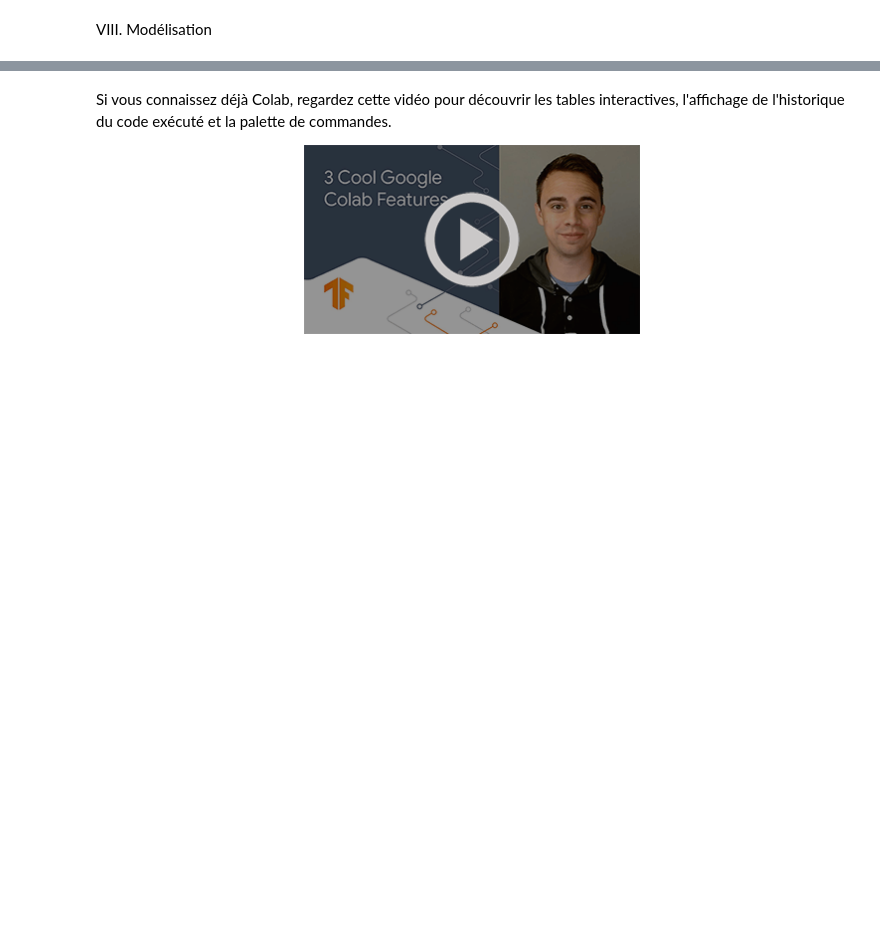
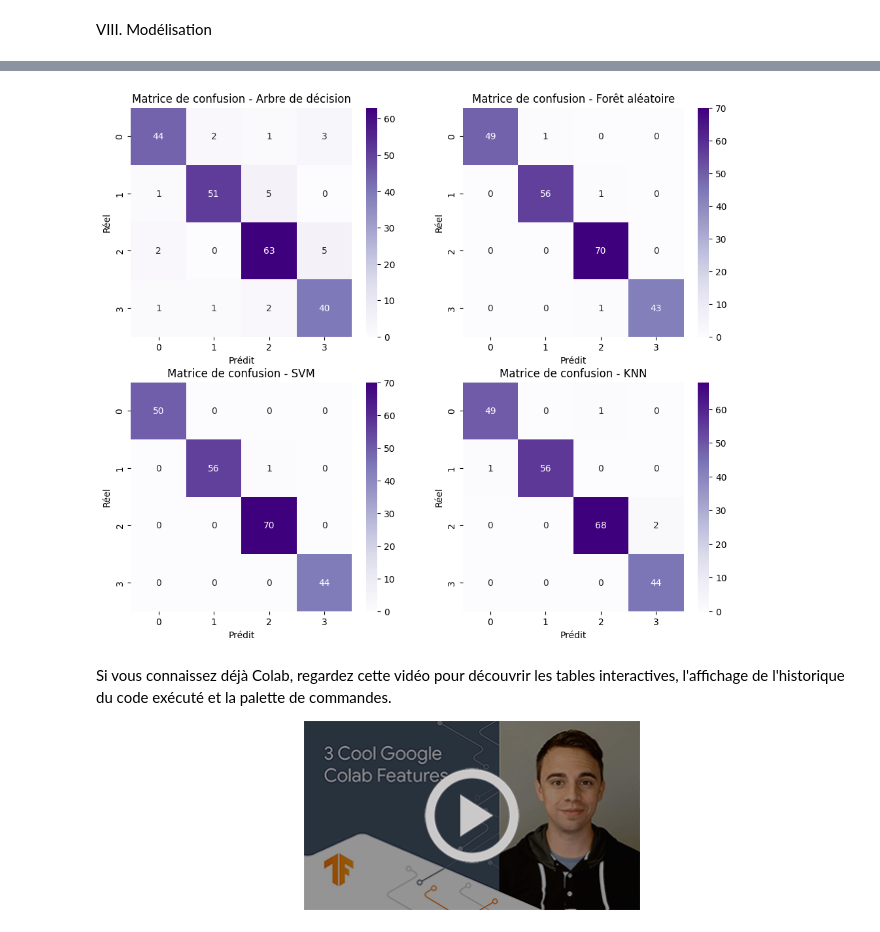
Before and after one commit to Quizoo20/Projet_IA, a Jupyter notebook: Projet2.ipynb, the cells around one changed output, grey strips where cells are left out. Cells and saved outputs as stored; diff of their text form; code cells hidden in the pictures; blank space fills up the shorter version.

```diff
--- a/Projet2.ipynb
+++ b/Projet2.ipynb
@@ -322,0 +301,84 @@ Optimized Model Accuracy: 0.85
+# %%
+#Initialisation des modèles
+
+modele_arbre = DecisionTreeClassifier(random_state=64)
+modele_rf = RandomForestClassifier(random_state=64)
+modele_svm = SVC(random_state=64)
+modele_knn = KNeighborsClassifier()
+
+# Entrainement des modèles
+
+modele_arbre.fit(X_train_ACP, y_train)
+modele_rf.fit(X_train_ACP, y_train)
+modele_svm.fit(X_train_ACP, y_train)
+modele_knn.fit(X_train_ACP, y_train)
+
+# Prédictions sur l'ensemble de test
+
+y_pred_arbre = modele_arbre.predict(X_test_ACP)
+y_pred_rf = modele_rf.predict(X_test_ACP)
+y_pred_svm = modele_svm.predict(X_test_ACP)
+y_pred_knn = modele_knn.predict(X_test_ACP)
+
+# Rapports de classification et Accuracy
+
+print("Rapport pour Arbre de décision :")
+print(classification_report(y_test, y_pred_arbre))
+
+print("Rapport pour Forêt aléatoire :")
+print(classification_report(y_test, y_pred_rf))
+
+print("Rapport pour SVM :")
+print(classification_report(y_test, y_pred_svm))
+
+print("Rapport pour KNN :")
+print(classification_report(y_test, y_pred_knn))
+
+print("Accuracy précise Arbre de décision :", accuracy_score(y_test, y_pred_arbre))
+
+print("Accuracy précise Forêt aléatoire :", accuracy_score(y_test, y_pred_rf))
+
+print("Accuracy précise SVM :", accuracy_score(y_test, y_pred_svm))
+
+print("Accuracy précise KNN :", accuracy_score(y_test, y_pred_knn))
+
+# Calcul et affichage des matrices de confusion pour chaque modèle
+
+cm_arbre = confusion_matrix(y_test, y_pred_arbre)
+cm_rf = confusion_matrix(y_test, y_pred_rf)
+cm_svm = confusion_matrix(y_test, y_pred_svm)
+cm_knn = confusion_matrix(y_test, y_pred_knn)
+
+
+fig, axes = plt.subplots(2, 2, figsize=(12, 10))
+
+# Matrice de confusion pour l'arbre de décision
+
+sns.heatmap(cm_arbre, annot=True, fmt='d', cmap='Purples', ax=axes[0, 0])
+axes[0, 0].set_title('Matrice de confusion - Arbre de décision')
+axes[0, 0].set_xlabel('Prédit')
+axes[0, 0].set_ylabel('Réel')
+
+# Matrice de confusion pour la forêt aléatoire
+
+sns.heatmap(cm_rf, annot=True, fmt='d', cmap='Purples', ax=axes[0, 1])
+axes[0, 1].set_title('Matrice de confusion - Forêt aléatoire')
+axes[0, 1].set_xlabel('Prédit')
+axes[0, 1].set_ylabel('Réel')
+
+# Matrice de confusion pour SVM
+
+sns.heatmap(cm_svm, annot=True, fmt='d', cmap='Purples', ax=axes[1, 0])
+axes[1, 0].set_title('Matrice de confusion - SVM')
+axes[1, 0].set_xlabel('Prédit')
+axes[1, 0].set_ylabel('Réel')
+
+# Matrice de confusion pour KNN
+
+sns.heatmap(cm_knn, annot=True, fmt='d', cmap='Purples', ax=axes[1, 1])
+axes[1, 1].set_title('Matrice de confusion - KNN')
+axes[1, 1].set_xlabel('Prédit')
+axes[1, 1].set_ylabel('Réel')
+
+plt.show()
+# %% [output]
@@ -323,3 +402,4 @@ Optimized Model Accuracy: 0.85
+[figure, added]
 # %% [markdown]
 Si vous connaissez déjà Colab, regardez cette vidéo pour découvrir les tables interactives, l'affichage de l'historique du code exécuté et la palette de commandes.
 
```
Also changed, not shown: parts of 5 cells of this notebook.
